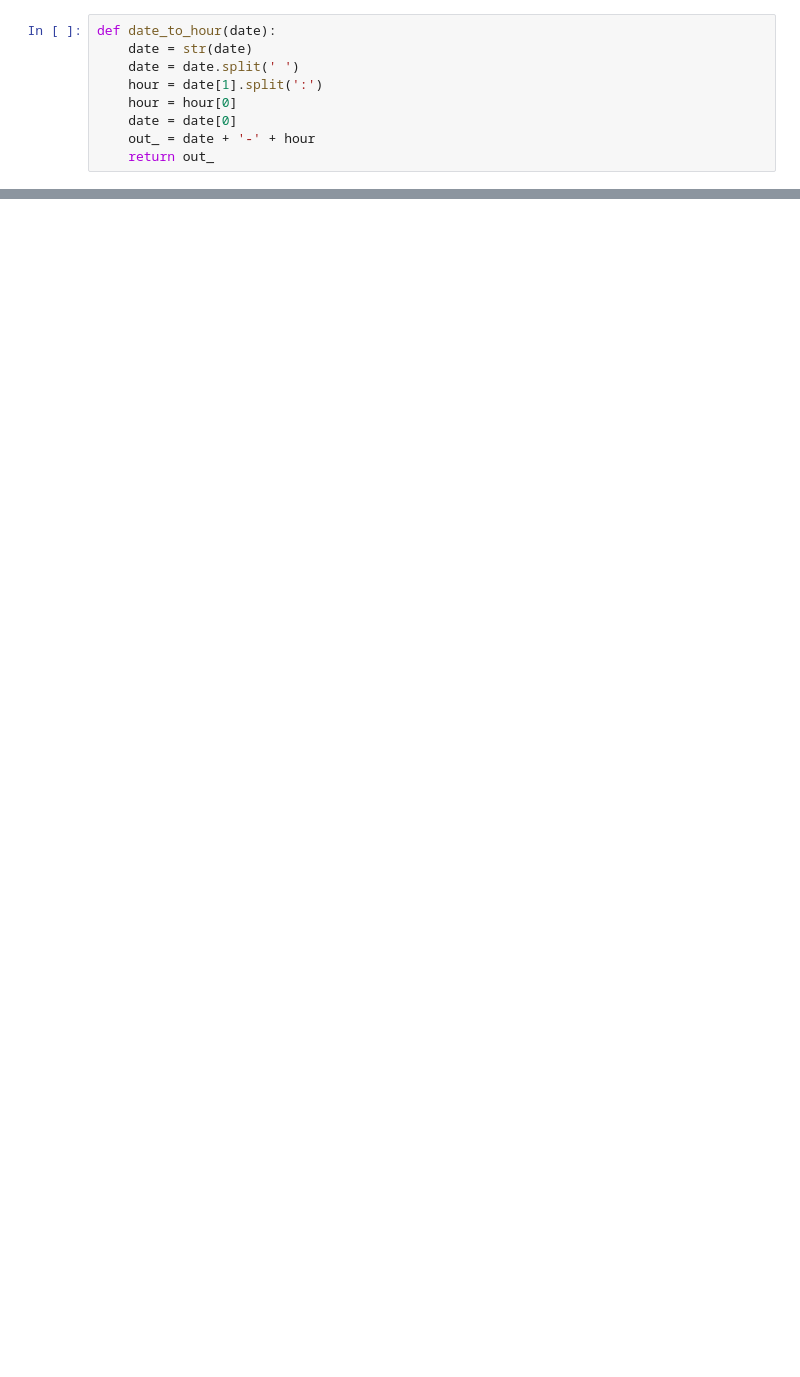
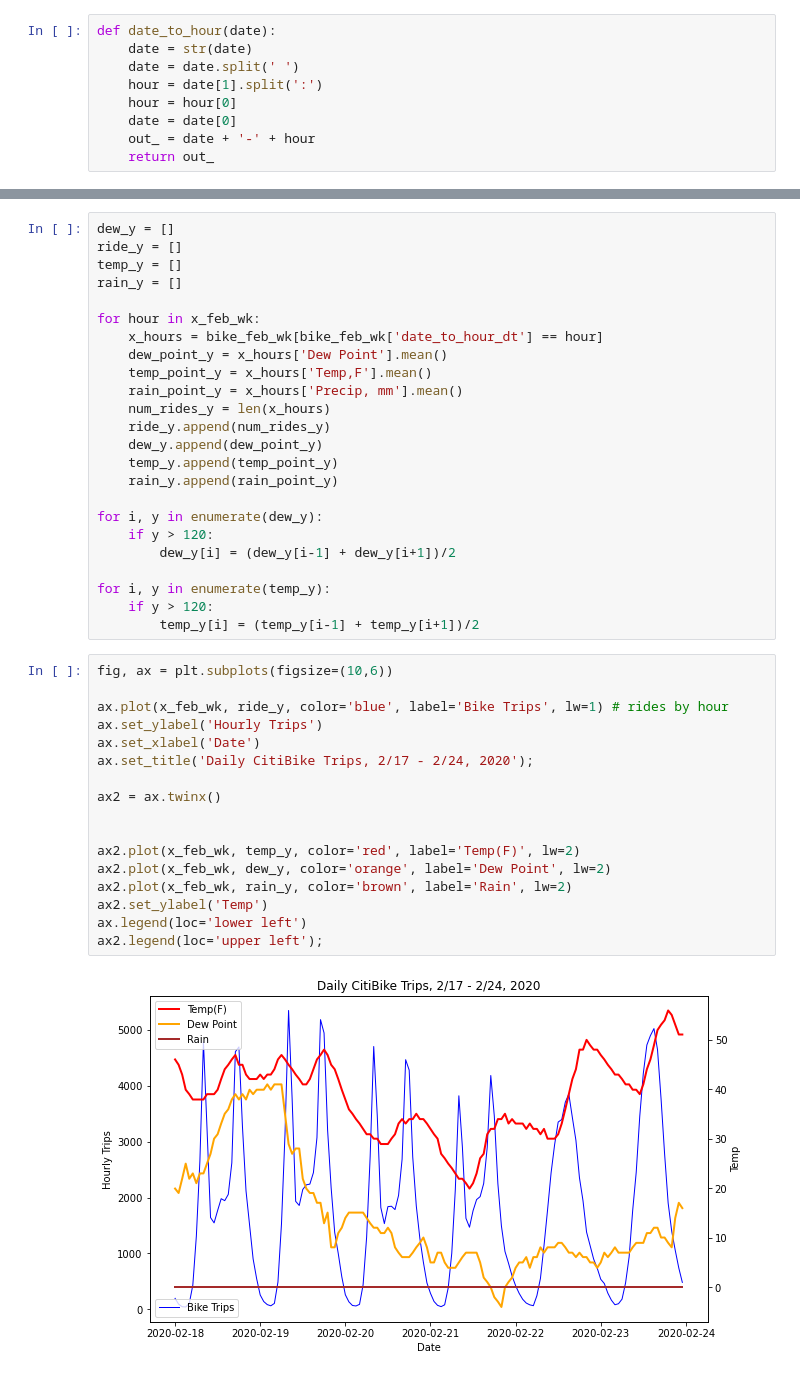
Before and after one commit to leckieje/fair_weather_cyclists, a Jupyter notebook: bike_weather_20.ipynb, the cells around one changed output, grey strips where cells are left out. Cells and saved outputs as stored; diff of their text form; blank space fills up the shorter version.

```diff
--- a/bike_weather_20.ipynb
+++ b/bike_weather_20.ipynb
@@ -832,0 +803,43 @@ memory usage: 3.3+ GB
+# %%
+dew_y = []
+ride_y = []
+temp_y = []
+rain_y = []
+
+for hour in x_feb_wk:
+    x_hours = bike_feb_wk[bike_feb_wk['date_to_hour_dt'] == hour]
+    dew_point_y = x_hours['Dew Point'].mean()
+    temp_point_y = x_hours['Temp,F'].mean()
+    rain_point_y = x_hours['Precip, mm'].mean()
+    num_rides_y = len(x_hours)
+    ride_y.append(num_rides_y)
+    dew_y.append(dew_point_y)
+    temp_y.append(temp_point_y)
+    rain_y.append(rain_point_y)
+
+for i, y in enumerate(dew_y):
+    if y > 120:
+        dew_y[i] = (dew_y[i-1] + dew_y[i+1])/2
+
+for i, y in enumerate(temp_y):
+    if y > 120:
+        temp_y[i] = (temp_y[i-1] + temp_y[i+1])/2
+# %%
+fig, ax = plt.subplots(figsize=(10,6))
+
+ax.plot(x_feb_wk, ride_y, color='blue', label='Bike Trips', lw=1) # rides by hour
+ax.set_ylabel('Hourly Trips')
+ax.set_xlabel('Date')
+ax.set_title('Daily CitiBike Trips, 2/17 - 2/24, 2020');
+
+ax2 = ax.twinx()
+
+
+ax2.plot(x_feb_wk, temp_y, color='red', label='Temp(F)', lw=2)
+ax2.plot(x_feb_wk, dew_y, color='orange', label='Dew Point', lw=2)
+ax2.plot(x_feb_wk, rain_y, color='brown', label='Rain', lw=2)
+ax2.set_ylabel('Temp')
+ax.legend(loc='lower left')
+ax2.legend(loc='upper left');
+# %% [output]
+[figure, added]
```
Also changed, not shown: parts of 60 cells of this notebook.
